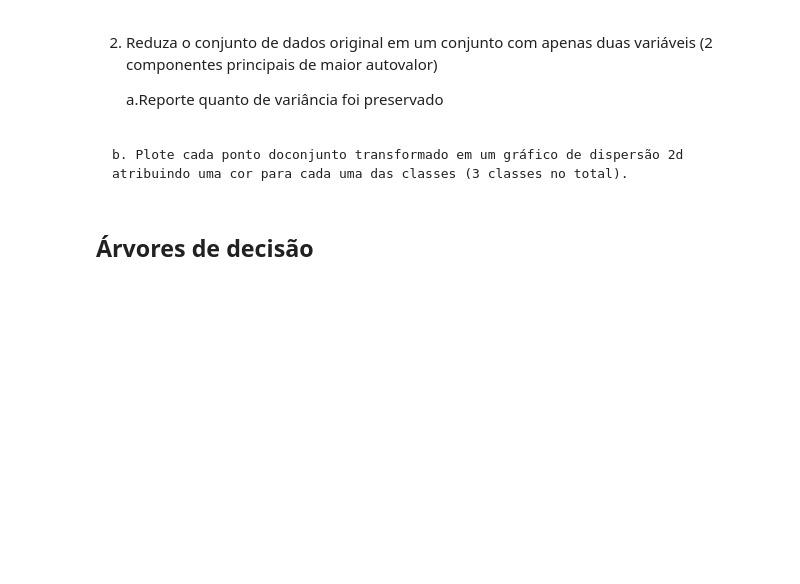
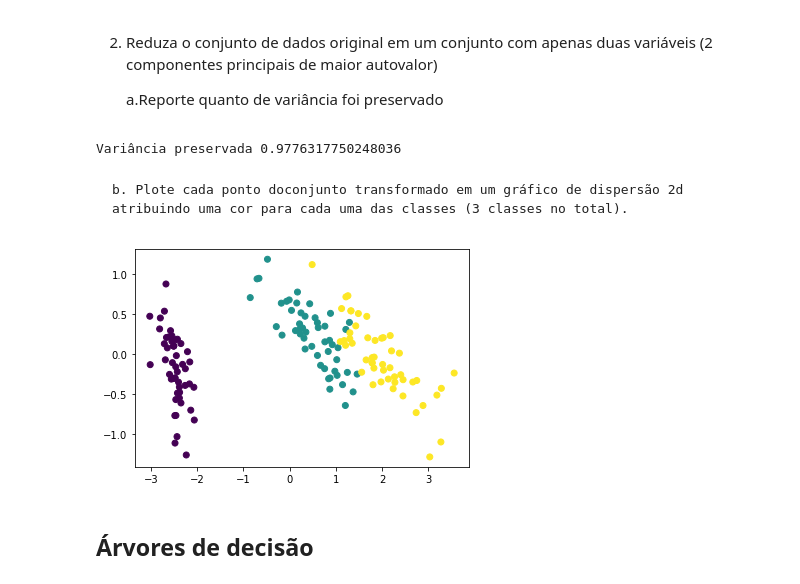
Before and after one commit to wesleypedro/Machine-Learning, a Jupyter notebook: Trabalhos/04 - /Trabalho 04.ipynb, the cells around one changed output. Cells and saved outputs as stored; diff of their text form; code cells hidden in the pictures; blank space fills up the shorter version.

```diff
--- a/Trabalhos/04 - /Trabalho 04.ipynb
+++ b/Trabalhos/04 - /Trabalho 04.ipynb
@@ -79,8 +79,21 @@ Embora saibamos que os dados originalmente possuem 3 rótudos distintos, o gráf
 2. Reduza o conjunto de dados original em um conjunto com apenas duas variáveis (2 componentes principais de maior autovalor)
 
     a.Reporte quanto de variância foi preservado
+# %%
+pca = tb.PCA(2)
+pca.fit(X)
+X_transformed = pca.transform(X)
+
+print('Variância preservada', np.sum(pca.variance))
+# %% [output]
+Variância preservada 0.9776317750248036
 # %% [markdown]
     b. Plote cada ponto doconjunto transformado em um gráfico de dispersão 2d atribuindo uma cor para cada uma das classes (3 classes no total).
+# %%
+plt.scatter(X_transformed[:, 0], X_transformed[:, 1], c=y)
+plt.show()
+# %% [output]
+[figure, added]
 # %% [markdown]
 ## Árvores de decisão
 # %% [markdown]
```
Also changed, not shown: parts of 4 cells of this notebook, 1 other file.
